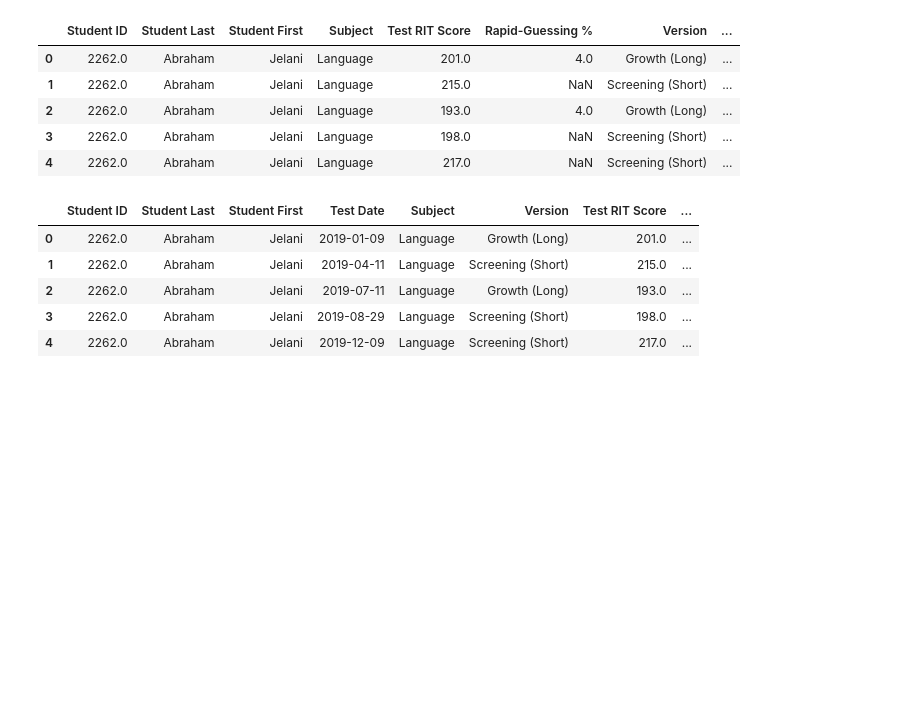
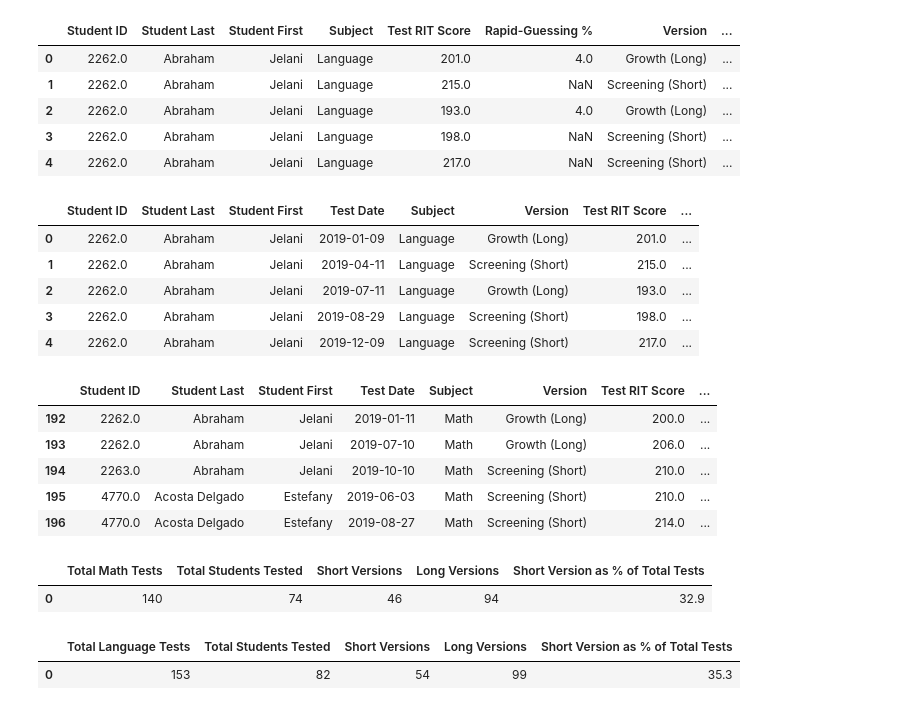
Before and after one commit to 314cascio/Student-Test-Data-Analysis, a Jupyter notebook: TestData.ipynb, the cells around one changed output. Saved outputs shown, nothing was run; the diff lists cells and outputs as text; code cells hidden in the pictures; blank space fills up the shorter version.

Commit message:
Math, Language and Reading Test Frequency Data Analysis Complete

```diff
--- a/TestData.ipynb
+++ b/TestData.ipynb
@@ -95,3 +95,73 @@ organized_df.head()
 | 2 | 2262.0 | Abraham | Jelani | 2019-07-11 | Language | Growth (Long) | 193.0 | ... |
 | 3 | 2262.0 | Abraham | Jelani | 2019-08-29 | Language | Screening (Short) | 198.0 | ... |
 | 4 | 2262.0 | Abraham | Jelani | 2019-12-09 | Language | Screening (Short) | 217.0 | ... |
+# %%
+# Parse out each subject of test
+Language_df = organized_df[organized_df["Subject"].str.contains("Language", na=False)]
+Math_df = organized_df[organized_df["Subject"].str.contains("Math", na=False)]
+Reading_df = organized_df[organized_df["Subject"].str.contains("Reading", na=False)]
+
+Math_df.head()
+# %% [output]
+|  | Student ID | Student Last | Student First | Test Date | Subject | Version | Test RIT Score | ... |
+| 192 | 2262.0 | Abraham | Jelani | 2019-01-11 | Math | Growth (Long) | 200.0 | ... |
+| 193 | 2262.0 | Abraham | Jelani | 2019-07-10 | Math | Growth (Long) | 206.0 | ... |
+| 194 | 2263.0 | Abraham | Jelani | 2019-10-10 | Math | Screening (Short) | 210.0 | ... |
+| 195 | 4770.0 | Acosta Delgado | Estefany | 2019-06-03 | Math | Screening (Short) | 210.0 | ... |
+| 196 | 4770.0 | Acosta Delgado | Estefany | 2019-08-27 | Math | Screening (Short) | 214.0 | ... |
+# %%
+# Math Tests Given Analysis
+Total_Math_Tests = len(Math_df["Student ID"])
+Total_Math_Tests
+
+Total_MStudents_Tested = len(Math_df["Student ID"].unique())
+Total_MStudents_Tested
+
+Short_MVersions = Math_df[Math_df["Version"].str.contains("Screening")]
+Short_MVersions_Count = len(Short_MVersions)
+Short_MVersions_Count
+
+Long_MVersions = Math_df[Math_df["Version"].str.contains("Growth")]
+Long_MVersions_Count = len(Long_MVersions)
+Long_MVersions_Count
+
+
+Math_summary_table = pd.DataFrame({
+    "Total Math Tests": [Total_Math_Tests],
+    "Total Students Tested": [Total_MStudents_Tested],
+    "Short Versions": [Short_MVersions_Count],
+    "Long Versions": [Long_MVersions_Count],
+    "Short Version as % of Total Tests": [round(((Short_MVersions_Count/Total_Math_Tests) * 100), 1)]
+})
+Math_summary_table
+# %% [output]
+|  | Total Math Tests | Total Students Tested | Short Versions | Long Versions | Short Version as % of Total Tests |
+| 0 | 140 | 74 | 46 | 94 | 32.9 |
+# %%
+# Language Tests Given Analysis
+Total_Lang_Tests = len(Language_df["Student ID"])
+Total_Lang_Tests
+
+Total_LStudents_Tested = len(Language_df["Student ID"].unique())
+Total_LStudents_Tested
+
+Short_LVersions = Language_df[Language_df["Version"].str.contains("Screening")]
+Short_LVersions_Count = len(Short_LVersions)
+Short_LVersions_Count
+
+Long_LVersions = Language_df[Language_df["Version"].str.contains("Growth")]
+Long_LVersions_Count = len(Long_LVersions)
+Long_LVersions_Count
+
+
+Lang_summary_table = pd.DataFrame({
+    "Total Language Tests": [Total_Lang_Tests],
+    "Total Students Tested": [Total_LStudents_Tested],
+    "Short Versions": [Short_LVersions_Count],
+    "Long Versions": [Long_LVersions_Count],
+    "Short Version as % of Total Tests": [round(((Short_LVersions_Count/Total_Lang_Tests) * 100), 1)]
+})
+Lang_summary_table
+# %% [output]
+|  | Total Language Tests | Total Students Tested | Short Versions | Long Versions | Short Version as % of Total Tests |
+| 0 | 153 | 82 | 54 | 99 | 35.3 |
```
Also changed, not shown: parts of 2 cells of this notebook.
